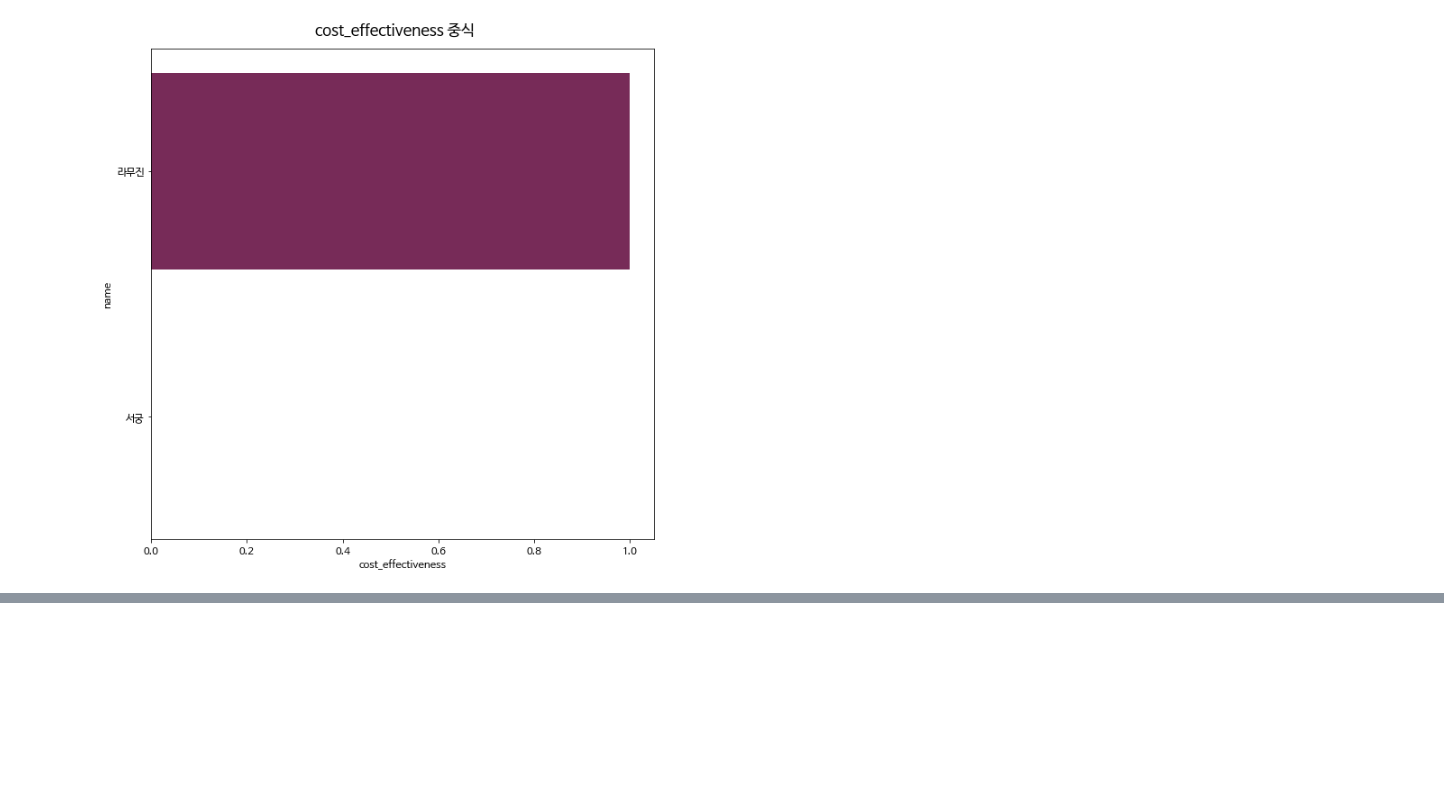
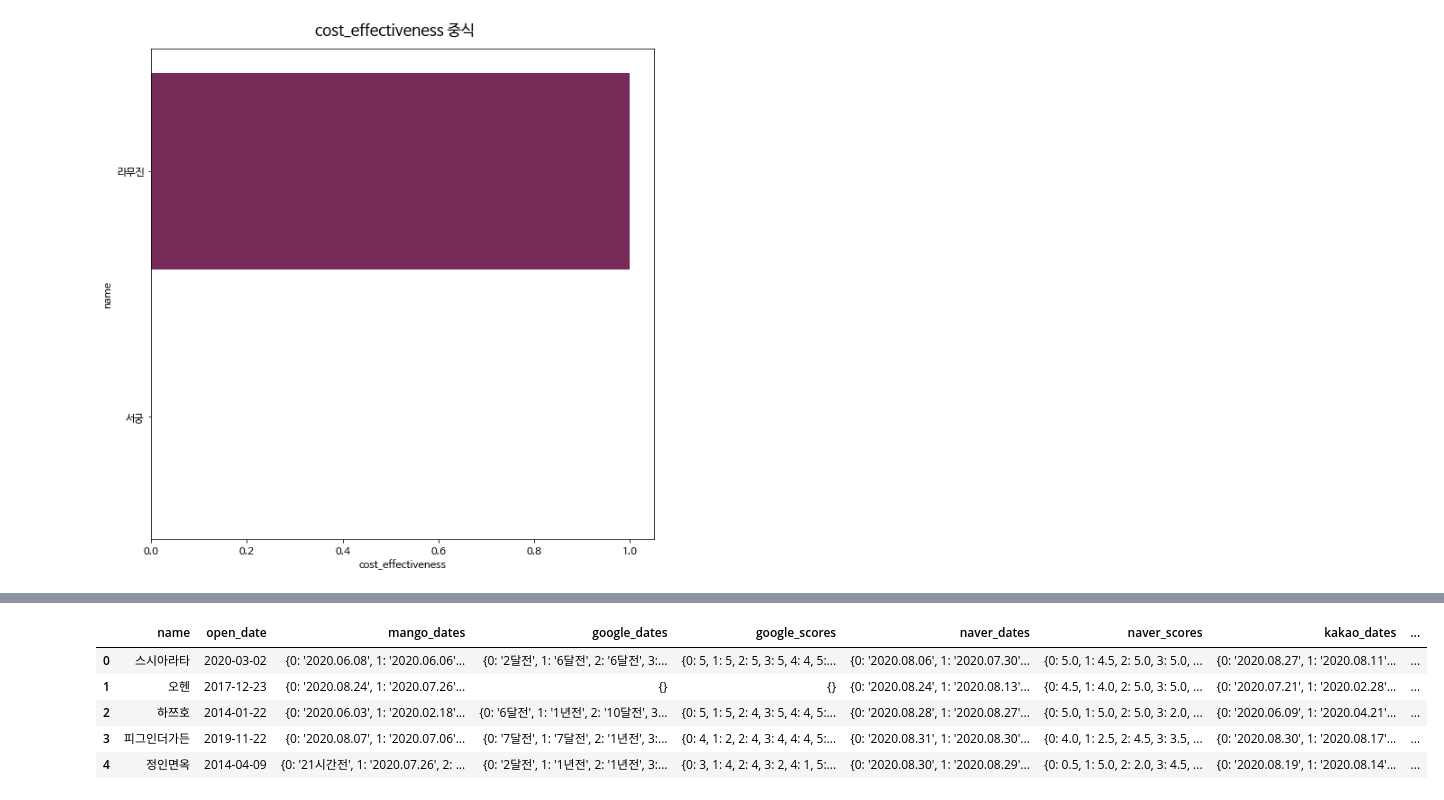
Before and after one commit to Edwardkim0/RealTastySpot, a Jupyter notebook: code/data_preprocessing.ipynb, the cells around one changed output, grey strips where cells are left out. Saved outputs shown, nothing was run; the diff lists cells and outputs as text; code cells hidden in the pictures; blank space fills up the shorter version.

```diff
--- a/code/data_preprocessing.ipynb
+++ b/code/data_preprocessing.ipynb
@@ -948,0 +965,17 @@ for cat in feature_data.New_category.unique():
+# %%
+total_review = pd.merge(total_review, google_review[['name','google_dates', 'google_scores']], how='outer', on='name')
+# %%
+total_review = pd.merge(total_review, naver_review[['name','naver_dates', 'naver_scores']], how='outer', on='name')
+# %%
+total_review = pd.merge(total_review, kakao_review[['name','kakao_dates', 'kakao_scores']], how='outer', on='name')
+# %%
+total_review = pd.merge(total_review, dinning_review[['name','dinning_dates', 'dinning_scores']], how='outer', on='name')
+# %%
+total_review.head()
+# %% [output]
+|  | name | open_date | mango_dates | google_dates | google_scores | naver_dates | naver_scores | kakao_dates | ... |
+| 0 | 스시아라타 | 2020-03-02 | {0: '2020.06.08', 1: '2020.06.06'... | {0: '2달전', 1: '6달전', 2: '6달전', 3:... | {0: 5, 1: 5, 2: 5, 3: 5, 4: 4, 5:... | {0: '2020.08.06', 1: '2020.07.30'... | {0: 5.0, 1: 4.5, 2: 5.0, 3: 5.0, ... | {0: '2020.08.27', 1: '2020.08.11'... | ... |
+| 1 | 오헨 | 2017-12-23 | {0: '2020.08.24', 1: '2020.07.26'... | {} | {} | {0: '2020.08.24', 1: '2020.08.13'... | {0: 4.5, 1: 4.0, 2: 5.0, 3: 5.0, ... | {0: '2020.07.21', 1: '2020.02.28'... | ... |
+| 2 | 하쯔호 | 2014-01-22 | {0: '2020.06.03', 1: '2020.02.18'... | {0: '6달전', 1: '1년전', 2: '10달전', 3... | {0: 5, 1: 5, 2: 4, 3: 5, 4: 4, 5:... | {0: '2020.08.28', 1: '2020.08.27'... | {0: 5.0, 1: 5.0, 2: 5.0, 3: 2.0, ... | {0: '2020.06.09', 1: '2020.04.21'... | ... |
+| 3 | 피그인더가든 | 2019-11-22 | {0: '2020.08.07', 1: '2020.07.06'... | {0: '7달전', 1: '7달전', 2: '1년전', 3:... | {0: 4, 1: 2, 2: 4, 3: 4, 4: 4, 5:... | {0: '2020.08.31', 1: '2020.08.30'... | {0: 4.0, 1: 2.5, 2: 4.5, 3: 3.5, ... | {0: '2020.08.30', 1: '2020.08.17'... | ... |
+| 4 | 정인면옥 | 2014-04-09 | {0: '21시간전', 1: '2020.07.26', 2: ... | {0: '2달전', 1: '1년전', 2: '1년전', 3:... | {0: 3, 1: 4, 2: 4, 3: 2, 4: 1, 5:... | {0: '2020.08.30', 1: '2020.08.29'... | {0: 0.5, 1: 5.0, 2: 2.0, 3: 4.5, ... | {0: '2020.08.19', 1: '2020.08.14'... | ... |
```
Also changed, not shown: parts of 32 cells of this notebook, 16 other files.
